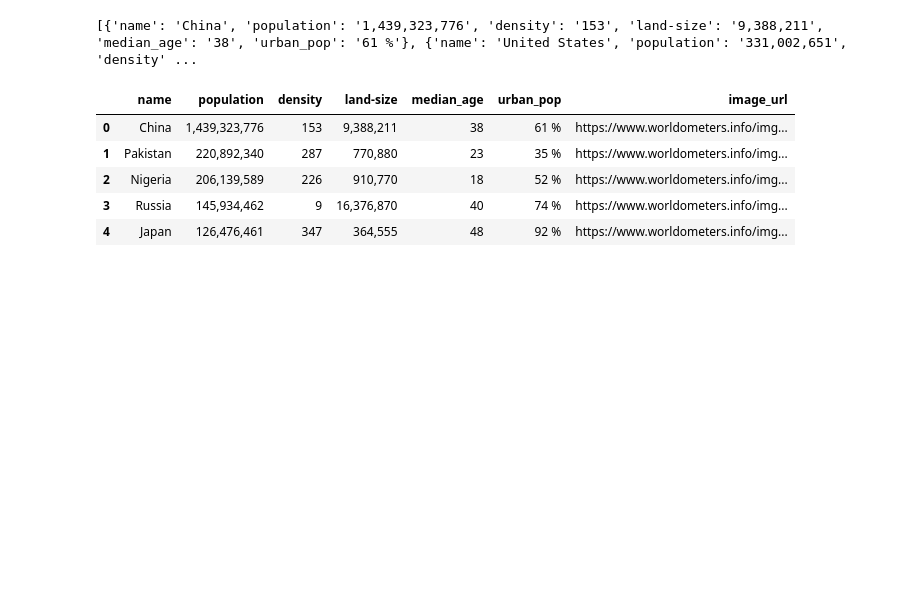
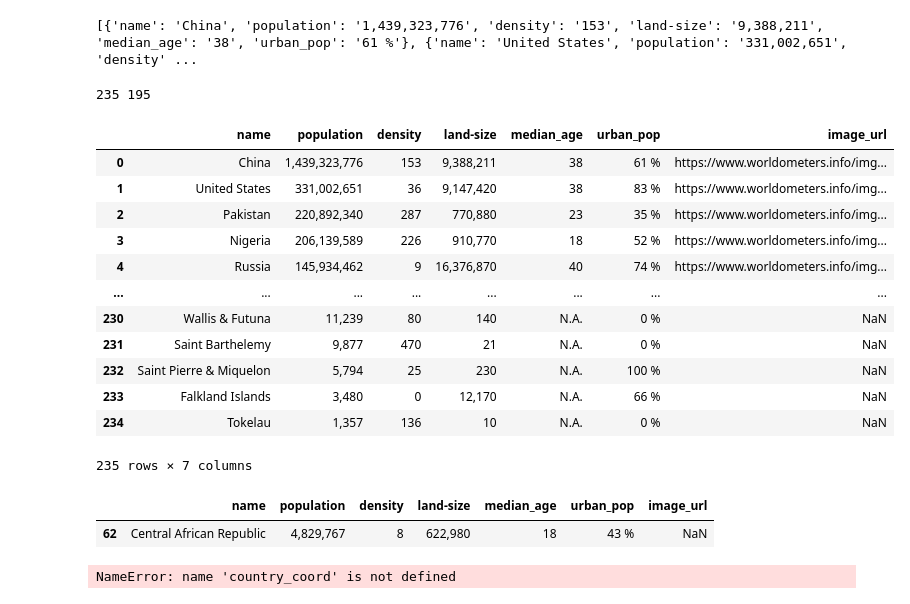
Before and after one commit to divya-gh/Climate-Interactive-Dashboard, a Jupyter notebook: country_flags_scrape.ipynb, the cells around one changed output. Saved outputs shown, nothing was run; the diff lists cells and outputs as text; code cells hidden in the pictures; blank space fills up the shorter version.

Commit message:
finished scraping added lat/long, updated database

```diff
--- a/country_flags_scrape.ipynb
+++ b/country_flags_scrape.ipynb
@@ -27,6 +24,0 @@ images = soup.find_all('img')
-# %%
-country_flags = []
-
-for image in images:
-    print(f'https://www.worldometers.info{image["src"]}')
-    country_name = image
@@ -141,14 +116,31 @@ print(country_demo)
 # %%
 demo_df = pd.DataFrame(country_demo)
 flag_df = pd.DataFrame(country_flags)
+print(len(demo_df), len(flag_df))
+# %% [output]
+235 195
+# %%
+flag_df['name'] = flag_df['name'].replace(['U.A.E.','U.S.', 'U.K.', 'DRC', 'CAR', 'Czechia', 'St. Vincent Grenadines'],['United Arab Emirates','United States','United Kingdom', 'DR Congo', 'Central Aftican Republic', 'Czech Republic (Czechia)', 'St. Vincent & Grenadines'])
 # %%
-country_demo_df = pd.merge(demo_df, flag_df, on='name')
+country_demo_df = pd.merge(demo_df, flag_df, on='name', how='left' )
 # %%
-country_demo_df.head()
+country_demo_df
 # %% [output]
 |  | name | population | density | land-size | median_age | urban_pop | image_url |
 | 0 | China | 1,439,323,776 | 153 | 9,388,211 | 38 | 61 % | https://www.worldometers.info/img... |
-| 1 | Pakistan | 220,892,340 | 287 | 770,880 | 23 | 35 % | https://www.worldometers.info/img... |
-| 2 | Nigeria | 206,139,589 | 226 | 910,770 | 18 | 52 % | https://www.worldometers.info/img... |
-| 3 | Russia | 145,934,462 | 9 | 16,376,870 | 40 | 74 % | https://www.worldometers.info/img... |
-| 4 | Japan | 126,476,461 | 347 | 364,555 | 48 | 92 % | https://www.worldometers.info/img... |
+| 1 | United States | 331,002,651 | 36 | 9,147,420 | 38 | 83 % | https://www.worldometers.info/img... |
+| 2 | Pakistan | 220,892,340 | 287 | 770,880 | 23 | 35 % | https://www.worldometers.info/img... |
+| 3 | Nigeria | 206,139,589 | 226 | 910,770 | 18 | 52 % | https://www.worldometers.info/img... |
+| 4 | Russia | 145,934,462 | 9 | 16,376,870 | 40 | 74 % | https://www.worldometers.info/img... |
+| ... | ... | ... | ... | ... | ... | ... | ... |
+| 230 | Wallis & Futuna | 11,239 | 80 | 140 | N.A. | 0 % | NaN |
+| 231 | Saint Barthelemy | 9,877 | 470 | 21 | N.A. | 0 % | NaN |
+| 232 | Saint Pierre & Miquelon | 5,794 | 25 | 230 | N.A. | 100 % | NaN |
+| 233 | Falkland Islands | 3,480 | 0 | 12,170 | N.A. | 66 % | NaN |
+| 234 | Tokelau | 1,357 | 136 | 10 | N.A. | 0 % | NaN |
+235 rows × 7 columns
+# %%
+country_demo_df.loc[country_demo_df['name']=='Central African Republic']
+# %% [output]
+|  | name | population | density | land-size | median_age | urban_pop | image_url |
+| 62 | Central African Republic | 4,829,767 | 8 | 622,980 | 18 | 43 % | NaN |
@@ -154,0 +152,15 @@ country_demo_df.head()
+# %%
+table = soup.find('table')
+table_rows = table.find_all('tr')
+# table_data = table_rows.find_all('td')
+for row in table_rows[1:]:
+    table_data = row.find_all('td')
+    country = table_data[3].text
+    lat = table_data[1].text
+    long = table_data[2].text
+    country_coord.append({'name': country, 'latitude': lat, 'longitude':long})
+
+country_coord_df = pd.DataFrame(country_coord)
+country_coord_df.head()
+# %% [output]
+NameError: name 'country_coord' is not defined
```
Also changed, not shown: parts of 8 cells of this notebook, 2 other files.
